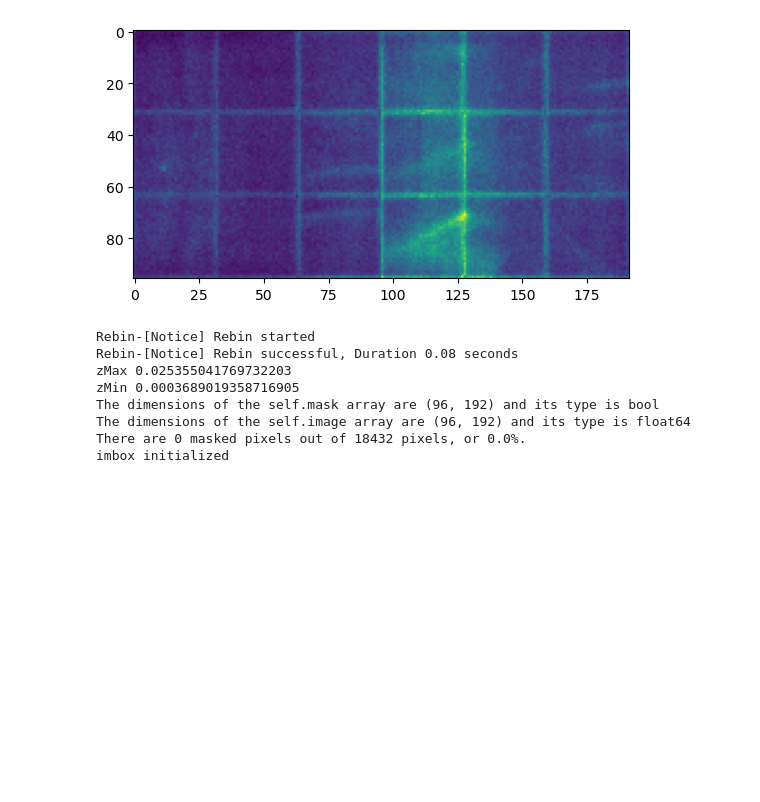
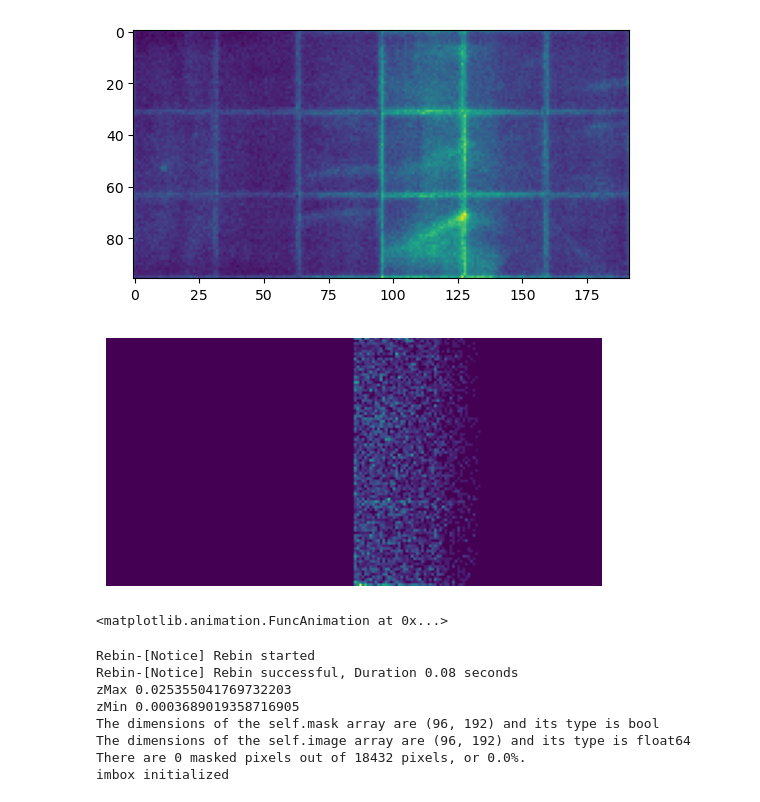
Before and after one commit to lintojes000/ORHSProject-Shared, a Jupyter notebook: ForLoopTesting.ipynb, the cells around one changed output. Saved outputs shown, nothing was run; the diff lists cells and outputs as text; code cells hidden in the pictures; blank space fills up the shorter version.

```diff
--- a/ForLoopTesting.ipynb
+++ b/ForLoopTesting.ipynb
@@ -72,6 +74,42 @@ plt.imshow(slice_list[5])
 # %% [output]
 <matplotlib.image.AxesImage at 0x...>
 [figure]
+# %%
+import matplotlib.pyplot as plt
+from matplotlib import animation
+
+def list2Movie(imageList,savePath=None, vMax=1):
+    """Render a list of 2D arrays as an animation in a Jupyter notebook."""
+    plt.close('all')
+
+    stack = np.stack(imageList, axis=0)
+
+    fig, ax = plt.subplots()
+    im = ax.imshow(stack[0], vmin=0, vmax=vMax, animated=True)
+    ax.axis('off')
+
+    def update(frame):
+        im.set_array(stack[frame])
+        return [im]  # <- return here, inside the update function
+
+    ani = animation.FuncAnimation(
+        fig, update, frames=len(stack), interval=100, blit=True
+    )
+
+    plt.show()
+
+    if savePath:
+        fps = 10
+        writer = animation.FFMpegWriter(fps=fps, bitrate=1800)
+        ani.save(savePath, writer=writer)
+        print(f"Saved animation to {savePath}")
+
+    return ani
+# %%
+list2Movie(slice_list) #'test.mp4')
+# %% [output]
+[figure, added]
+<matplotlib.animation.FuncAnimation at 0x...>
 # %%
 slice1 = imbox('neutronData', 1.22, 1.27)
 #slice1.applyMask()
```
Also changed, not shown: parts of 8 cells of this notebook, 17 other files.
